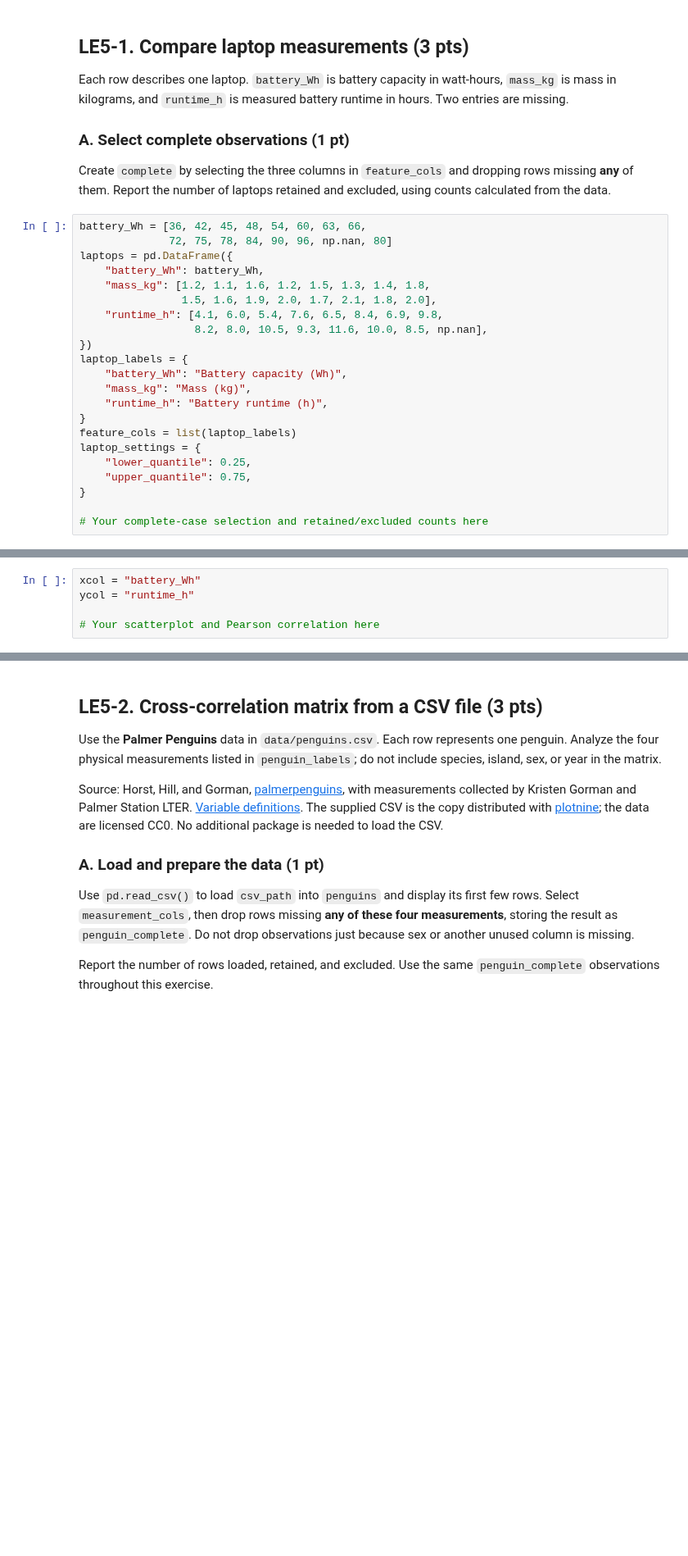
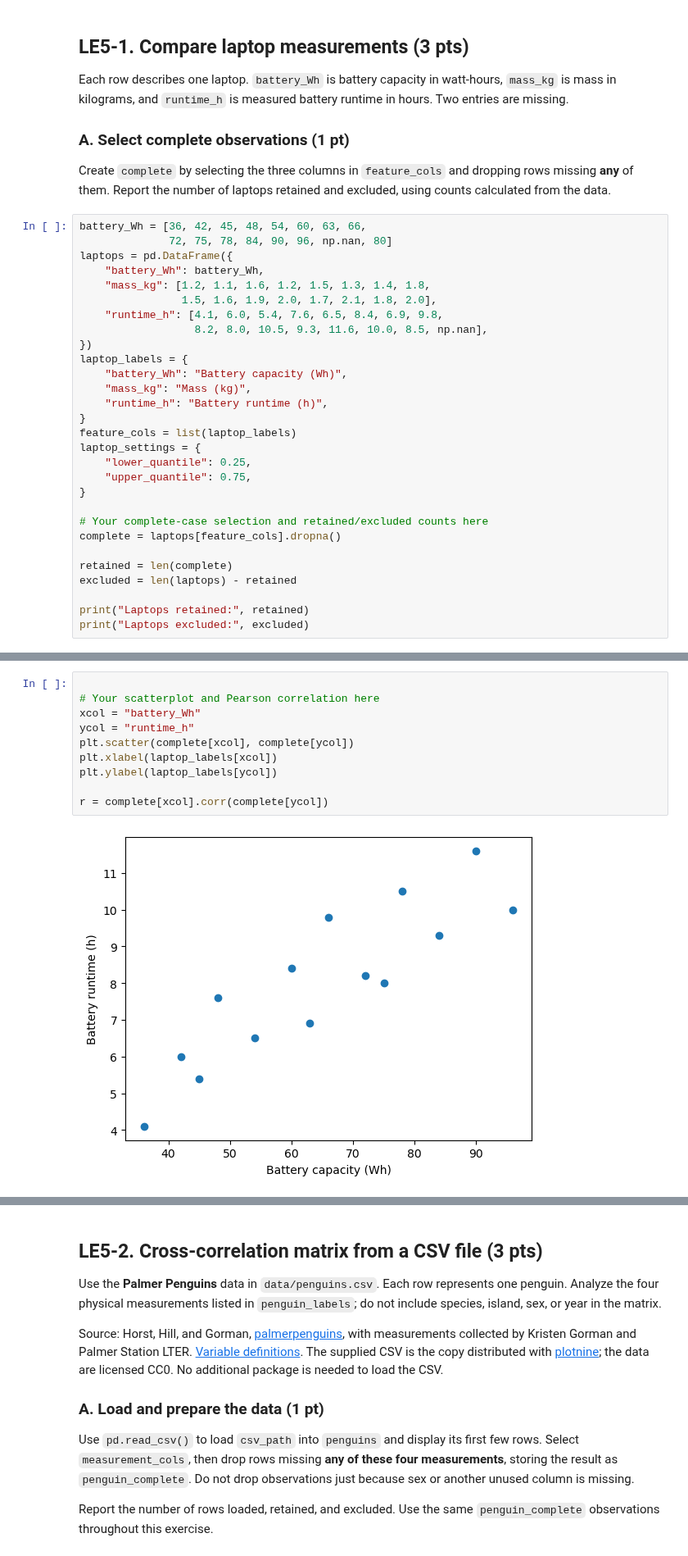
Before and after one commit to mda90-manny/26f-engr1451-2451, a Jupyter notebook: 1-assignments/LE05/LE05.ipynb, the cells around one changed output, grey strips where cells are left out. Shown at 82% size. Cells and saved outputs as stored; diff of their text form; blank space fills up the shorter version.

```diff
--- a/1-assignments/LE05/LE05.ipynb
+++ b/1-assignments/LE05/LE05.ipynb
@@ -61,3 +61,10 @@ laptop_settings = {
 }
 
 # Your complete-case selection and retained/excluded counts here
+complete = laptops[feature_cols].dropna()
+
+retained = len(complete)
+excluded = len(laptops) - retained
+
+print("Laptops retained:", retained)
+print("Laptops excluded:", excluded)
@@ -70,8 +81,15 @@ Using `complete`, make a scatterplot of **battery capacity** on the x-axis and *
 # %%
+
+# Your scatterplot and Pearson correlation here
 xcol = "battery_Wh"
 ycol = "runtime_h"
+plt.scatter(complete[xcol], complete[ycol])
+plt.xlabel(laptop_labels[xcol])
+plt.ylabel(laptop_labels[ycol])
 
-# Your scatterplot and Pearson correlation here
+r = complete[xcol].corr(complete[ycol])
+# %% [output]
+[figure, added]
 # %% [markdown]
 ### C. Restrict the range (1 pt)
 
```
Also changed, not shown: parts of 14 cells of this notebook, 1 other file.
